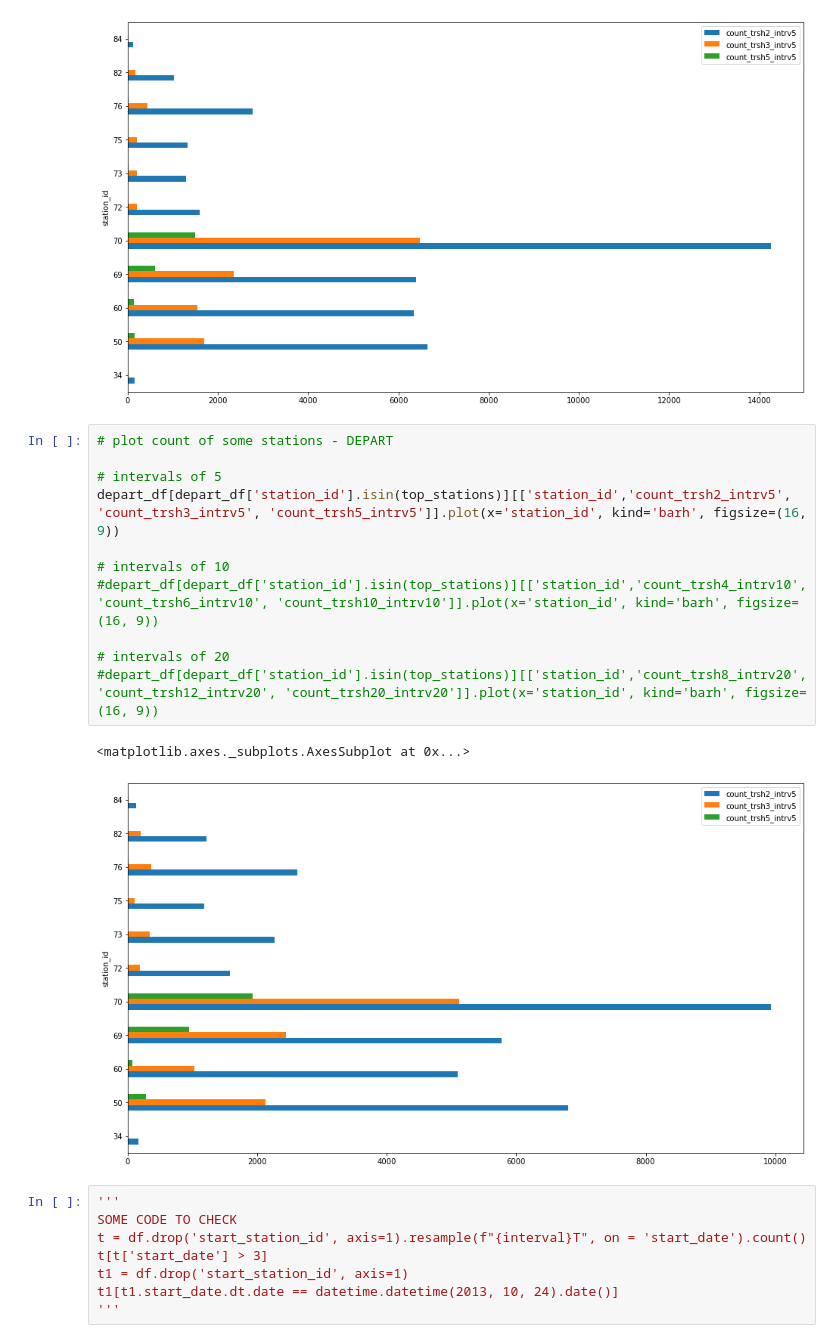
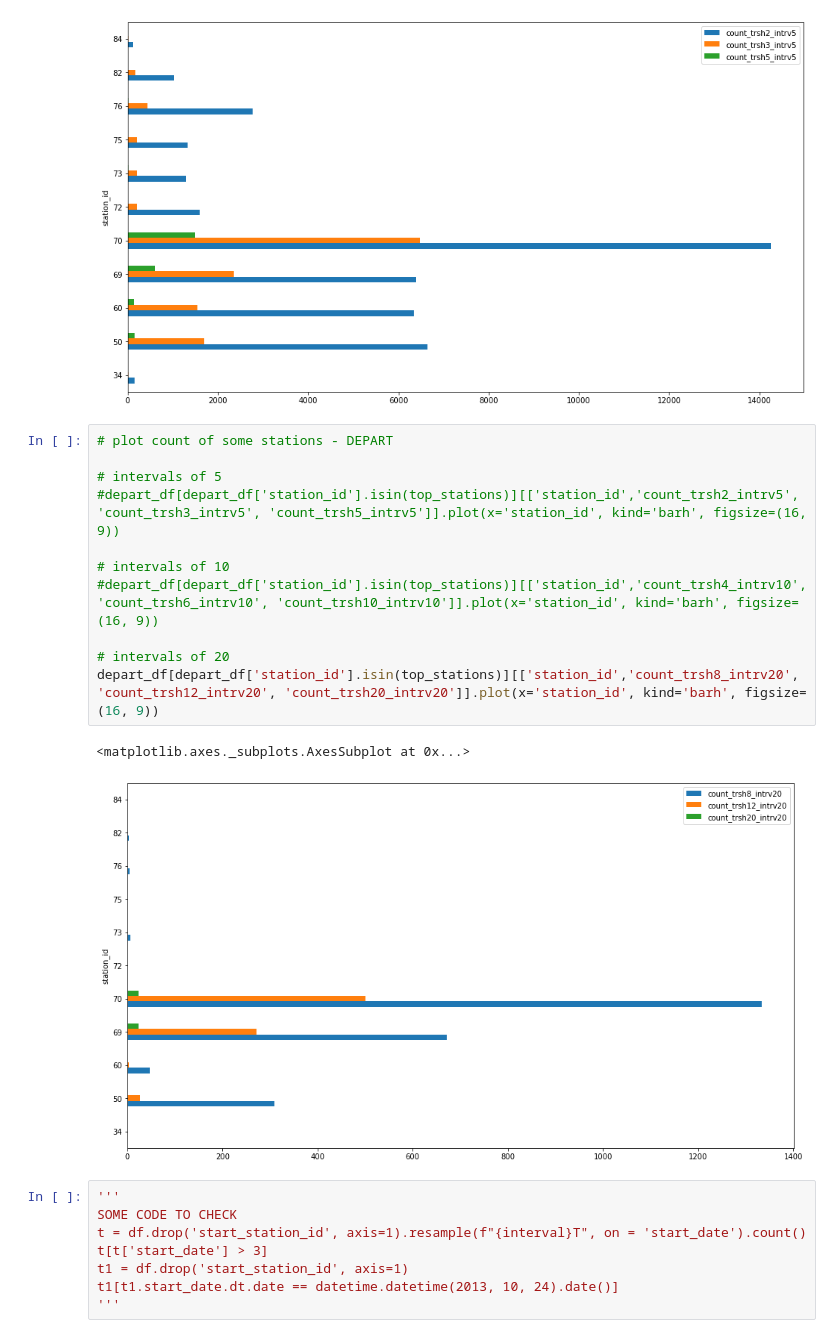
Before and after one commit to LorenzoOttino/Spatio-temporal-data-analysis, a Jupyter notebook: SFbay bike sharing/Preliminary analysis/Exploration_trip.ipynb, the cells around one changed output. Cells and saved outputs as stored; diff of their text form.

```diff
--- a/SFbay bike sharing/Preliminary analysis/Exploration_trip.ipynb
+++ b/SFbay bike sharing/Preliminary analysis/Exploration_trip.ipynb
@@ -370,17 +383,17 @@ arrive_df[arrive_df['station_id'].isin(top_stations)][['station_id','count_trsh2
 # %%
 # plot count of some stations - DEPART
 
 # intervals of 5
-depart_df[depart_df['station_id'].isin(top_stations)][['station_id','count_trsh2_intrv5', 'count_trsh3_intrv5', 'count_trsh5_intrv5']].plot(x='station_id', kind='barh', figsize=(16, 9))
+#depart_df[depart_df['station_id'].isin(top_stations)][['station_id','count_trsh2_intrv5', 'count_trsh3_intrv5', 'count_trsh5_intrv5']].plot(x='station_id', kind='barh', figsize=(16, 9))
 
 # intervals of 10
 #depart_df[depart_df['station_id'].isin(top_stations)][['station_id','count_trsh4_intrv10', 'count_trsh6_intrv10', 'count_trsh10_intrv10']].plot(x='station_id', kind='barh', figsize=(16, 9))
 
 # intervals of 20
-#depart_df[depart_df['station_id'].isin(top_stations)][['station_id','count_trsh8_intrv20', 'count_trsh12_intrv20', 'count_trsh20_intrv20']].plot(x='station_id', kind='barh', figsize=(16, 9))
+depart_df[depart_df['station_id'].isin(top_stations)][['station_id','count_trsh8_intrv20', 'count_trsh12_intrv20', 'count_trsh20_intrv20']].plot(x='station_id', kind='barh', figsize=(16, 9))
 # %% [output]
 <matplotlib.axes._subplots.AxesSubplot at 0x...>
-[figure, old version]
+[figure, new version]
 # %%
 '''
 SOME CODE TO CHECK
```
Also changed, not shown: parts of 15 cells of this notebook, 5 other files.
